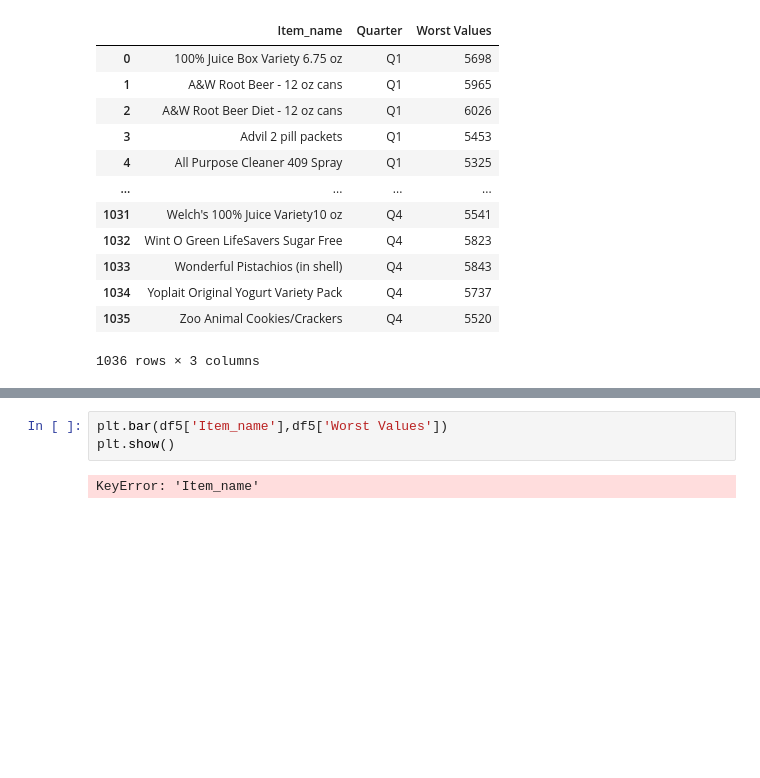
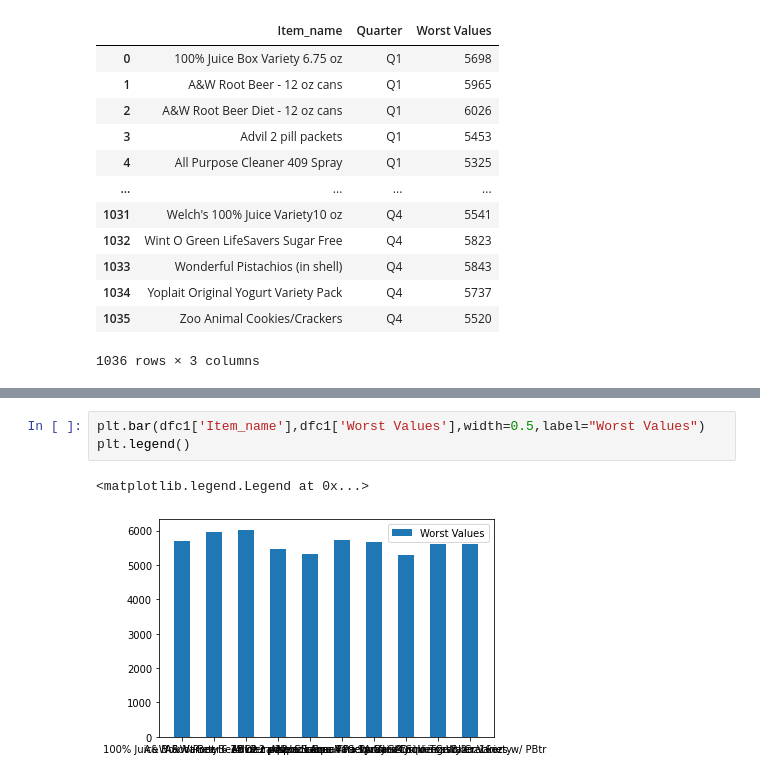
Before and after one commit to SadiaAlamChy/HDA-Tech-Learning, a Jupyter notebook: notebook/Analytics/OLAP Query/Query 8.ipynb, the cells around one changed output, grey strips where cells are left out. Saved outputs shown, nothing was run; the diff lists cells and outputs as text; blank space fills up the shorter version.

```diff
--- a/notebook/Analytics/OLAP Query/Query 8.ipynb
+++ b/notebook/Analytics/OLAP Query/Query 8.ipynb
@@ -209,5 +261,6 @@ KeyError: "None of ['Item_name'] are in the columns"
 # %%
-plt.bar(df5['Item_name'],df5['Worst Values'])
-plt.show()
+plt.bar(dfc1['Item_name'],dfc1['Worst Values'],width=0.5,label="Worst Values")
+plt.legend()
 # %% [output]
-KeyError: 'Item_name'
+<matplotlib.legend.Legend at 0x...>
+[figure, added]
```
Also changed, not shown: parts of 18 cells of this notebook.
